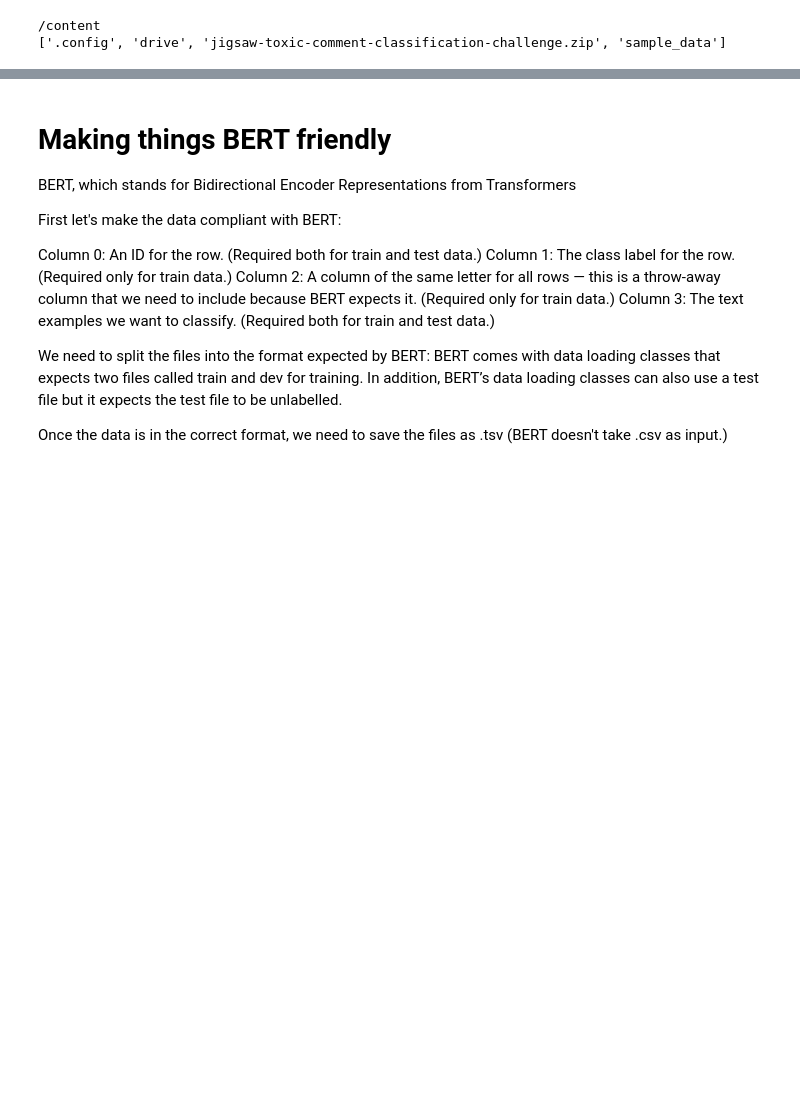
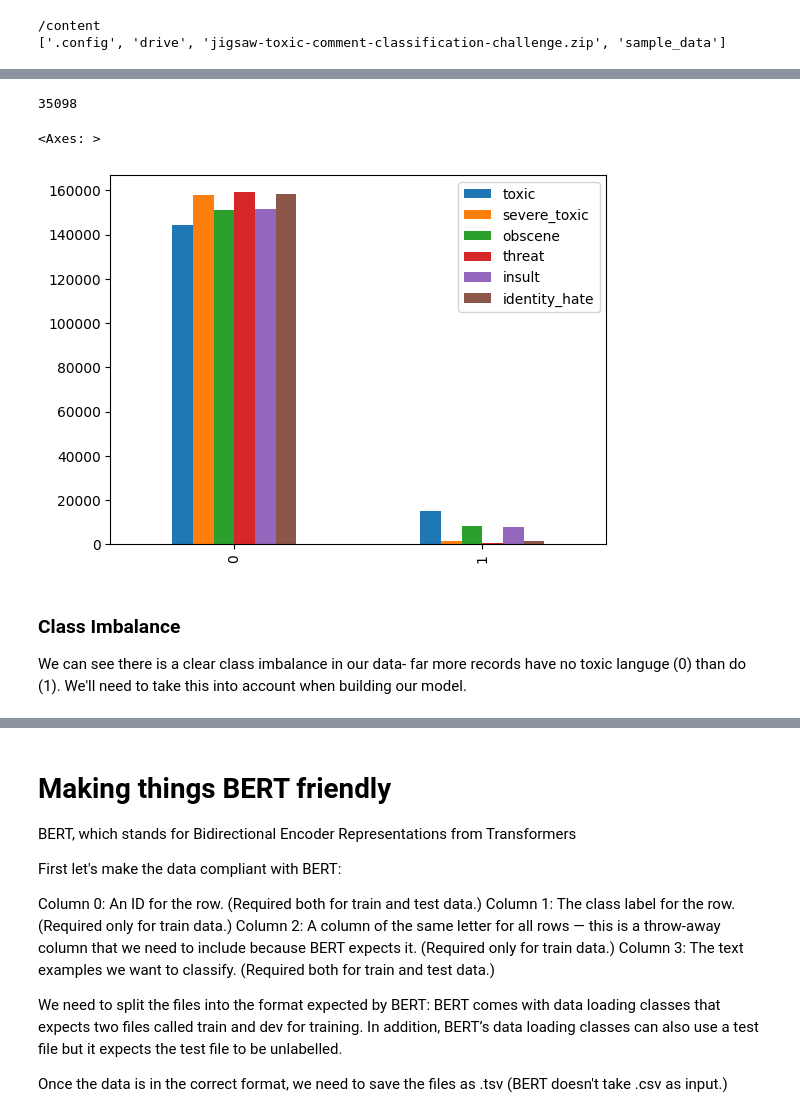
Before and after one commit to slowings/NLP_identifying_trolls, a Jupyter notebook: NLP_identifying_trolls.ipynb, the cells around one changed output, grey strips where cells are left out. Saved outputs shown, nothing was run; the diff lists cells and outputs as text; code cells hidden in the pictures; blank space fills up the shorter version.

```diff
--- a/NLP_identifying_trolls.ipynb
+++ b/NLP_identifying_trolls.ipynb
@@ -124,0 +142,15 @@ train.shape
+# %%
+labels= train.drop(['id', 'comment_text'], axis=1)
+# %%
+labels[labels==True].count().sum()
+# %% [output]
+35098
+# %%
+df1 = labels.apply(pd.value_counts)
+df1.plot.bar()
+# %% [output]
+<Axes: >
+[figure, added]
+# %% [markdown]
+### Class Imbalance
+We can see there is a clear class imbalance in our data- far more records have no toxic languge (0) than do (1).  We'll need to take this into account when building our model.
```
Also changed, not shown: parts of 23 cells of this notebook.
